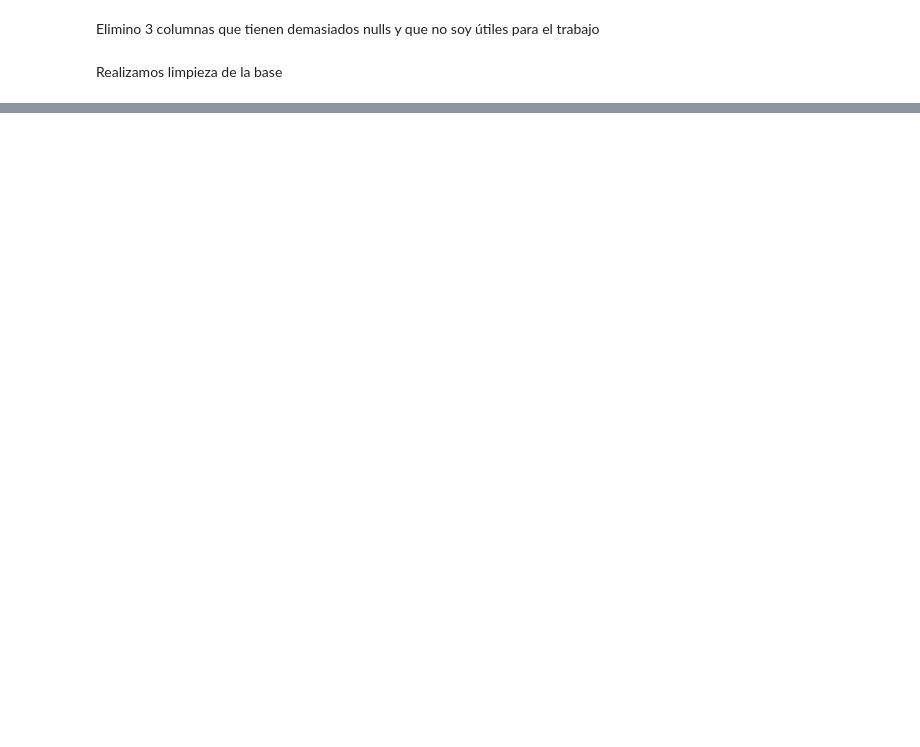
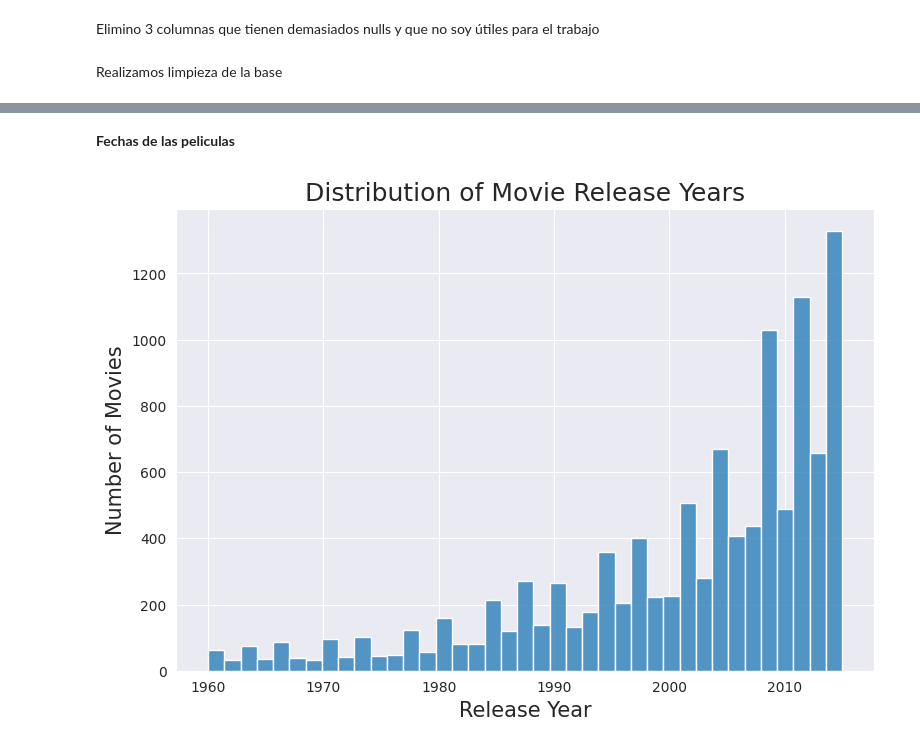
Before and after one commit to RODRIGORUBIO1991/PythonCode, a Jupyter notebook: Netflix/Movies.ipynb, the cells around one changed output, grey strips where cells are left out. Cells and saved outputs as stored; diff of their text form; code cells hidden in the pictures; blank space fills up the shorter version.

```diff
--- a/Netflix/Movies.ipynb
+++ b/Netflix/Movies.ipynb
@@ -239,0 +197,26 @@ plt.show()
+# %% [markdown]
+**Fechas de las peliculas**
+# %%
+import seaborn as sns
+import matplotlib.pyplot as plt
+
+# Configurar estilos y tamaños de fuente
+sns.set_style('darkgrid')
+plt.rc('xtick', labelsize=10)
+plt.rc('ytick', labelsize=10)
+
+# Crear figura y establecer tamaño
+plt.figure(figsize=(9, 6), dpi=100)
+
+# Etiqueta del eje x
+plt.xlabel('Release Year', fontsize=15)
+plt.ylabel('Number of Movies', fontsize=15)
+plt.title('Distribution of Movie Release Years', fontsize=18)
+
+# Gráfico de histograma
+sns.histplot(data=movie_data['release_year'], kde=False)
+
+# Mostrar el gráfico
+plt.show()
+# %% [output]
+[figure, added]
```
Also changed, not shown: parts of 21 cells of this notebook.
